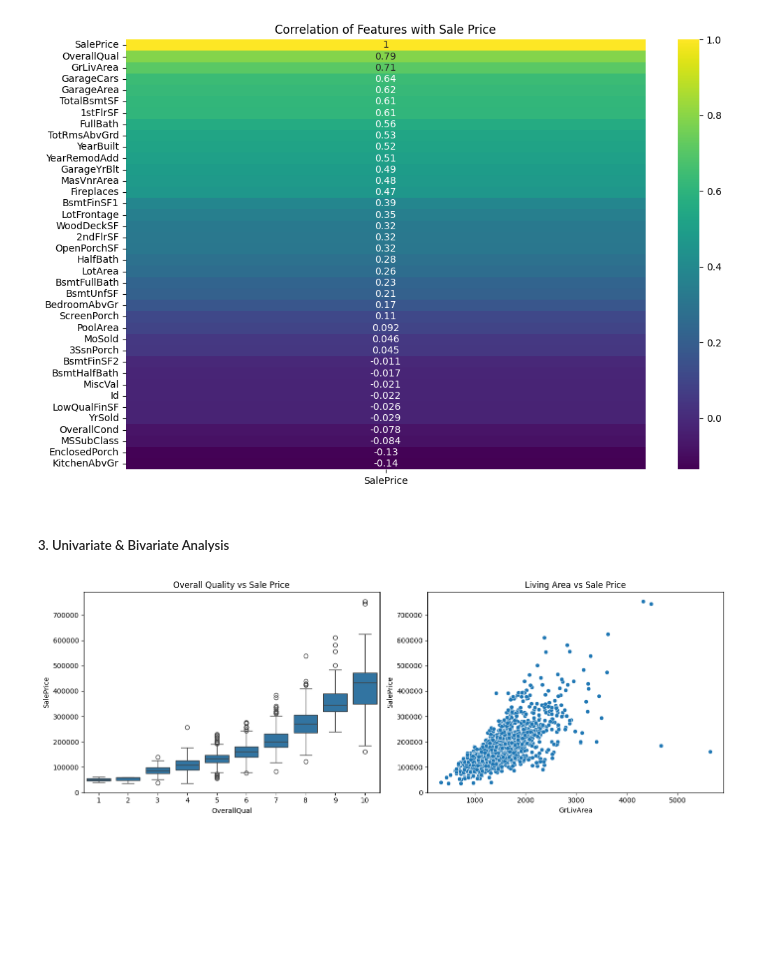
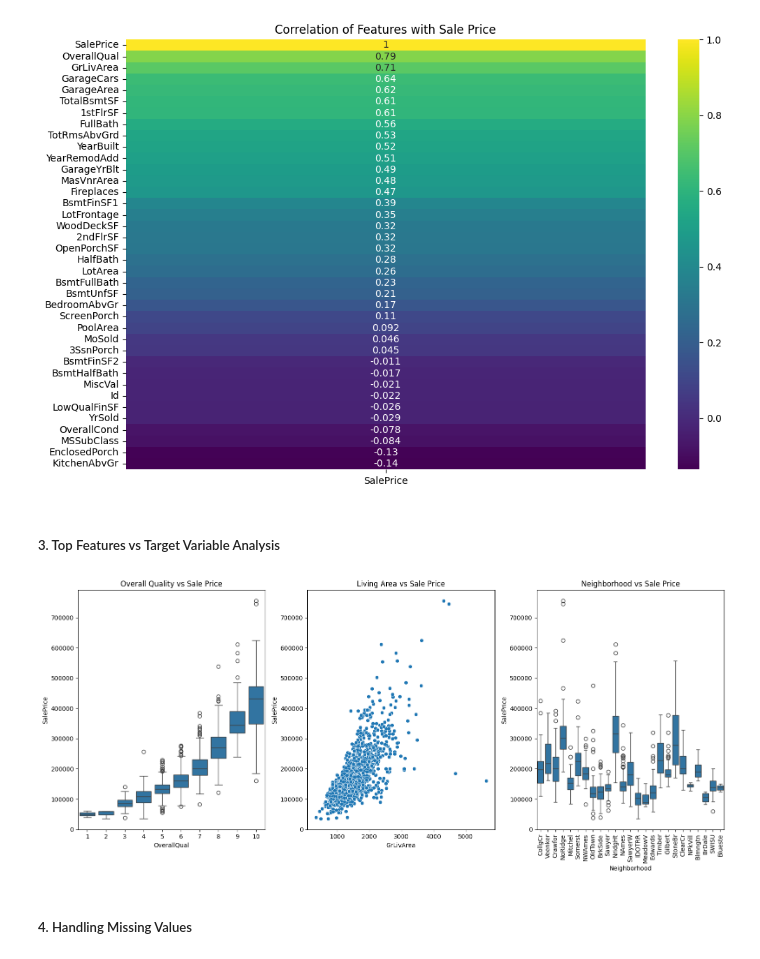
Before and after one commit to Shreyak1999/Portfolio-Projects, a Jupyter notebook: Supervised_ML_Housing_Price_Analytics/eda.ipynb, the cells around one changed output. Cells and saved outputs as stored; diff of their text form; code cells hidden in the pictures; blank space fills up the shorter version.

Commit message:
data preprocessing 3

```diff
--- a/Supervised_ML_Housing_Price_Analytics/eda.ipynb
+++ b/Supervised_ML_Housing_Price_Analytics/eda.ipynb
@@ -96,19 +96,25 @@ plt.show()
 # %% [output]
 [figure]
 # %% [markdown]
-##### 3. Univariate & Bivariate Analysis
+##### 3. Top Features vs Target Variable Analysis
 # %%
 # Univariate Analysis
 
-fig, axes = plt.subplots(1, 2, figsize=(14, 5))
+fig, axes = plt.subplots(1, 3, figsize=(16, 7))
 
 sns.boxplot(x='OverallQual', y='SalePrice', data=df, ax=axes[0])
 axes[0].set_title("Overall Quality vs Sale Price")
 
 sns.scatterplot(x='GrLivArea', y='SalePrice', data=df, ax=axes[1])
 axes[1].set_title("Living Area vs Sale Price")
 
+sns.boxplot(x='Neighborhood', y='SalePrice', data=df)
+plt.xticks(rotation=90)
+plt.title("Neighborhood vs Sale Price")
+
 plt.tight_layout()
 plt.show()
 # %% [output]
-[figure, old version]
+[figure, new version]
+# %% [markdown]
+##### 4. Handling Missing Values
```
Also changed, not shown: parts of 6 cells of this notebook, 1 other file.
